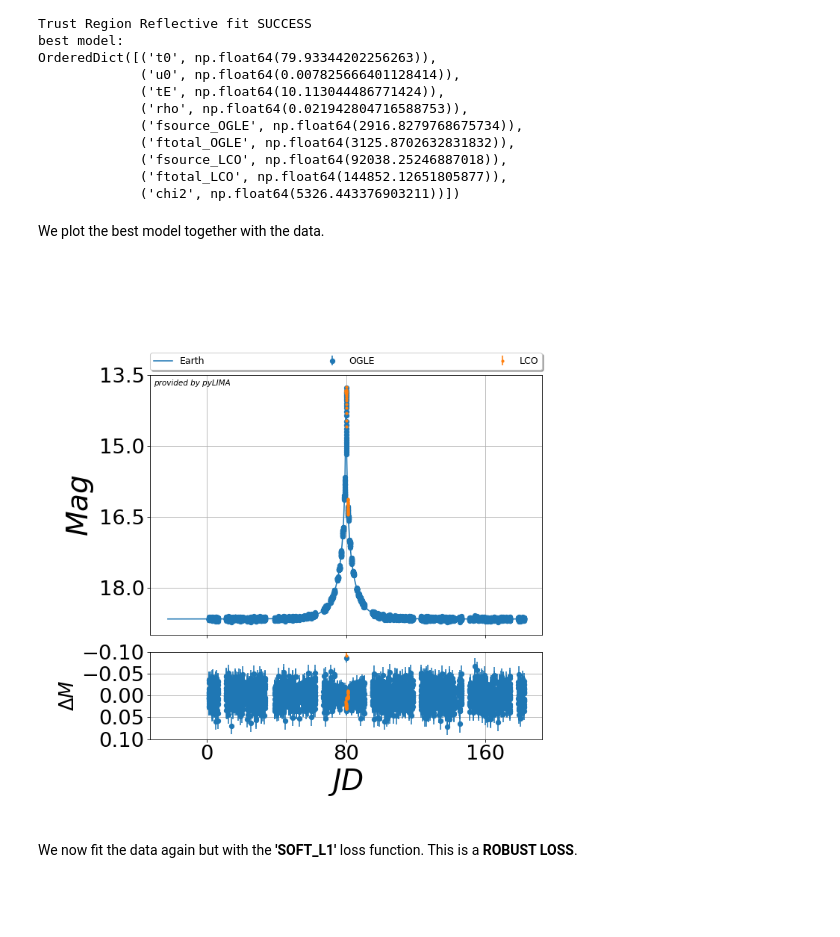
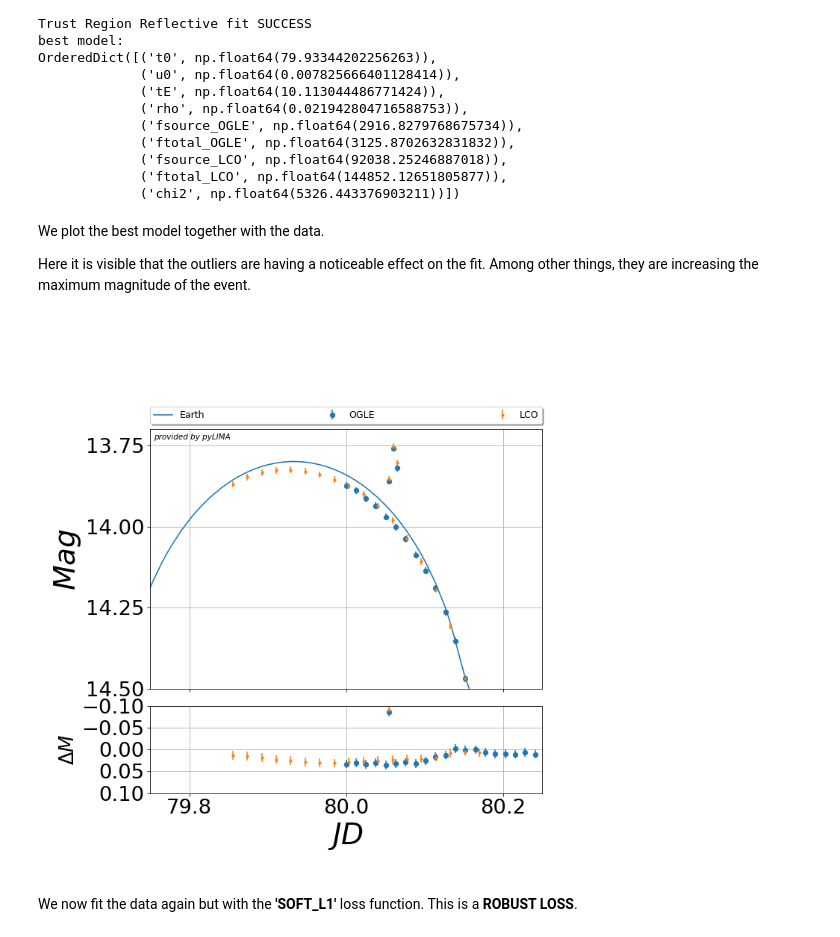
Before and after one commit to jakobdammann/pyLIMA-docs-revisit, a Jupyter notebook: examples/pyLIMA_example_robust_loss.ipynb, the cells around one changed output. Drawn from its saved outputs; the diff is of its cells as text; code cells hidden in the pictures; blank space fills up the shorter version.

Commit message:
finalized part of the robust loss example with artifical outliers

```diff
--- a/examples/pyLIMA_example_robust_loss.ipynb
+++ b/examples/pyLIMA_example_robust_loss.ipynb
@@ -110,11 +113,18 @@ OrderedDict([('t0', np.float64(79.93344202256263)),
              ('chi2', np.float64(5326.443376903211))])
 # %% [markdown]
 We plot the best model together with the data.
+
+Here it is visible that the outliers are having a noticeable effect on the fit.
+Among other things, they are increasing the maximum magnitude of the event.
 # %%
+### Create a plot from lightcurve and best model.
 fig_chi2, _ = pyLIMA_plots.plot_lightcurves(pspl, my_fit_chi2.fit_results['best_model'])
+### Set the window so the outliers are visible.
+fig_chi2.axes[0].set_xlim(79.75, 80.25)
+fig_chi2.axes[0].set_ylim(14.50, 13.7)
 plt.show()
 # %% [output]
-[figure, old version]
+[figure, new version]
 # %% [markdown]
 We now fit the data again but with the **'SOFT_L1'** loss function. This is a **ROBUST LOSS**.
 # %%
```
Also changed, not shown: parts of 3 cells of this notebook.
